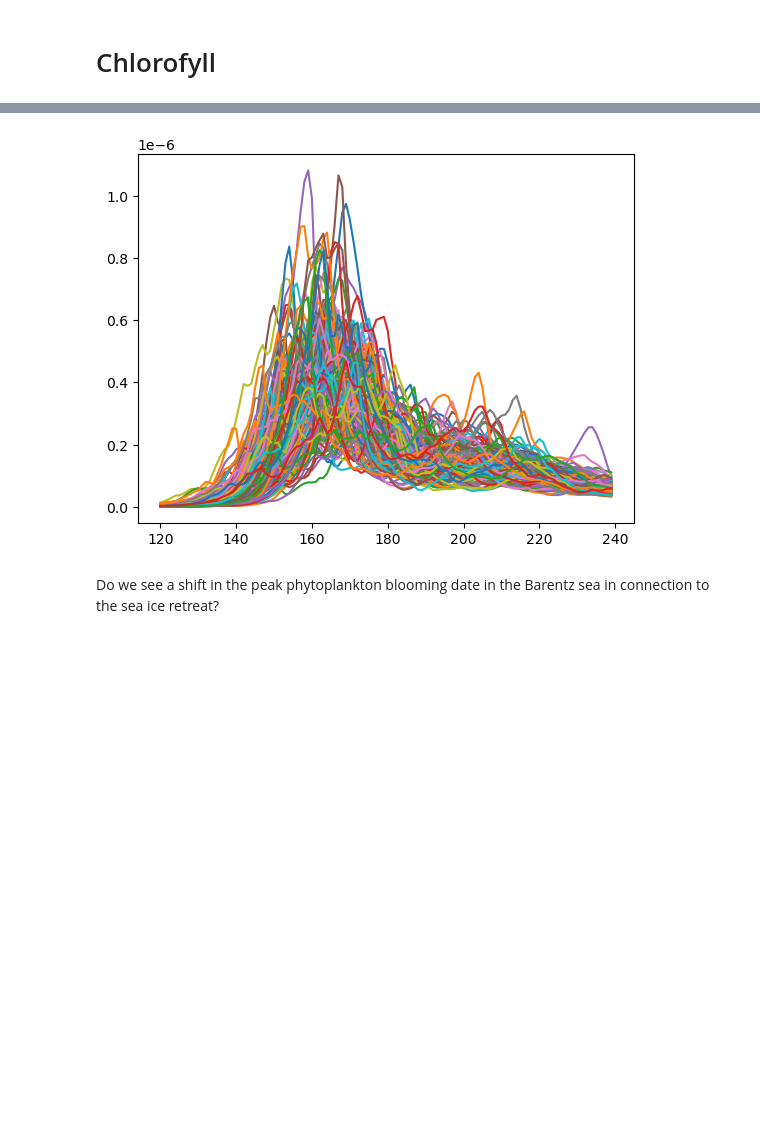
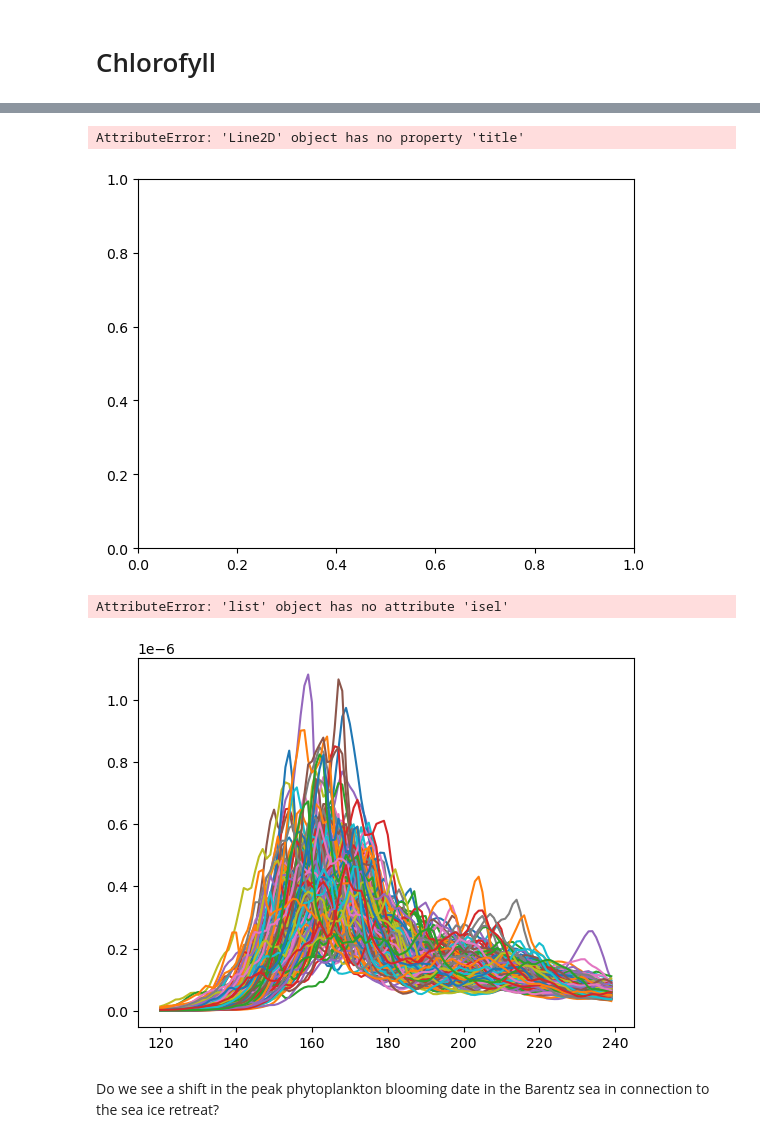
Before and after one commit to eScience-course/Tjaernoe2022-group6, a Jupyter notebook: notebooks/Stian/main.ipynb, the cells around one changed output, grey strips where cells are left out. Cells and saved outputs as stored; diff of their text form; code cells hidden in the pictures; blank space fills up the shorter version.

```diff
--- a/notebooks/Stian/main.ipynb
+++ b/notebooks/Stian/main.ipynb
@@ -91,9 +79,19 @@ Coordinates:
+# %%
+tmp_mean = chlos_daily_mean.chlos.groupby('time.dayofyear').mean().plot(title='Mean sesonal cycle across all years')
+# %% [output]
+AttributeError: 'Line2D' object has no property 'title'
+[figure, added]
 # %%
 fig, ax = plt.subplots()
+#average_yearly_cycle = chlos_daily_mean.chlos.groupby('time.dayofyear').mean()
+
 [ax.plot(np.arange(120, 120+30*4), tmp[year].isel(time=slice(120, 120+30*4)), label=year) for year in range(1850, 2014)]
+
+ax.plot(np.arange(120, 120+30*4), tmp_mean.isel(time=slice(120, 120+30*4)), linewidth=3, color='k')
 #ax.legend()
 plt.show()
 # %% [output]
+AttributeError: 'list' object has no attribute 'isel'
 [figure]
 # %% [markdown]
 Do we see a shift in the peak phytoplankton blooming date in the Barentz sea in connection to the sea ice retreat?
```
Also changed, not shown: parts of 9 cells of this notebook, 1 other file.
